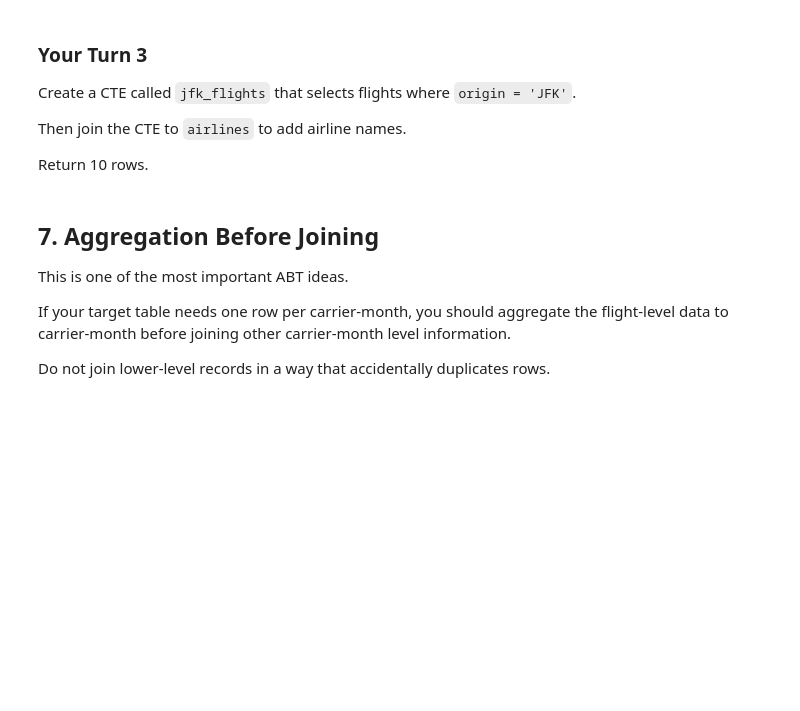
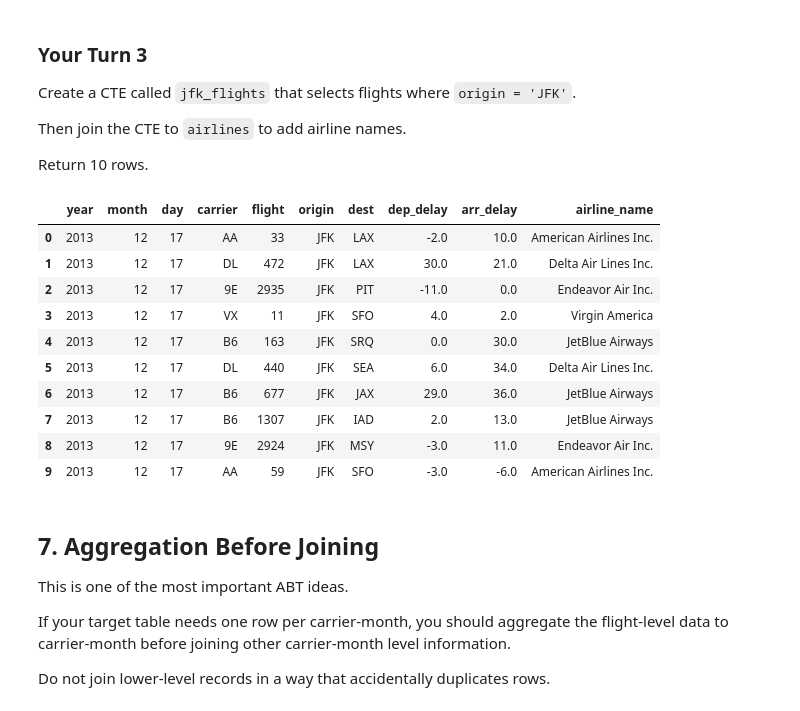
Before and after one commit to villatristan1-cmd/ban6003-weeks9-10-tristanvilla, a Jupyter notebook: notebooks/module10_sql_joins_abt_guided_lab.ipynb, the cells around one changed output. Cells and saved outputs as stored; diff of their text form; code cells hidden in the pictures; blank space fills up the shorter version.

Commit message:
Completed Module 10 SQL joins and ABT lab

```diff
--- a/notebooks/module10_sql_joins_abt_guided_lab.ipynb
+++ b/notebooks/module10_sql_joins_abt_guided_lab.ipynb
@@ -415,11 +525,43 @@ Return 10 rows.
 # %%
 # Your Turn 3
 
 query = '''
-
+WITH jfk_flights AS (
+    SELECT
+        year,
+        month,
+        day,
+        carrier,
+        flight,
+        origin,
+        dest,
+        dep_delay,
+        arr_delay
+    FROM flights
+    WHERE origin = 'JFK'
+)
+SELECT
+    jf.*,
+    a.name AS airline_name
+FROM jfk_flights AS jf
+LEFT JOIN airlines AS a
+    ON jf.carrier = a.carrier
+LIMIT 10;
 '''
 
 run_query(query, engine)
+# %% [output]
+|  | year | month | day | carrier | flight | origin | dest | dep_delay | arr_delay | airline_name |
+| 0 | 2013 | 12 | 17 | AA | 33 | JFK | LAX | -2.0 | 10.0 | American Airlines Inc. |
+| 1 | 2013 | 12 | 17 | DL | 472 | JFK | LAX | 30.0 | 21.0 | Delta Air Lines Inc. |
+| 2 | 2013 | 12 | 17 | 9E | 2935 | JFK | PIT | -11.0 | 0.0 | Endeavor Air Inc. |
+| 3 | 2013 | 12 | 17 | VX | 11 | JFK | SFO | 4.0 | 2.0 | Virgin America |
+| 4 | 2013 | 12 | 17 | B6 | 163 | JFK | SRQ | 0.0 | 30.0 | JetBlue Airways |
+| 5 | 2013 | 12 | 17 | DL | 440 | JFK | SEA | 6.0 | 34.0 | Delta Air Lines Inc. |
+| 6 | 2013 | 12 | 17 | B6 | 677 | JFK | JAX | 29.0 | 36.0 | JetBlue Airways |
+| 7 | 2013 | 12 | 17 | B6 | 1307 | JFK | IAD | 2.0 | 13.0 | JetBlue Airways |
+| 8 | 2013 | 12 | 17 | 9E | 2924 | JFK | MSY | -3.0 | 11.0 | Endeavor Air Inc. |
+| 9 | 2013 | 12 | 17 | AA | 59 | JFK | SFO | -3.0 | -6.0 | American Airlines Inc. |
 # %% [markdown]
 ## 7. Aggregation Before Joining
 
```
Also changed, not shown: parts of 28 cells of this notebook, 2 other files.
